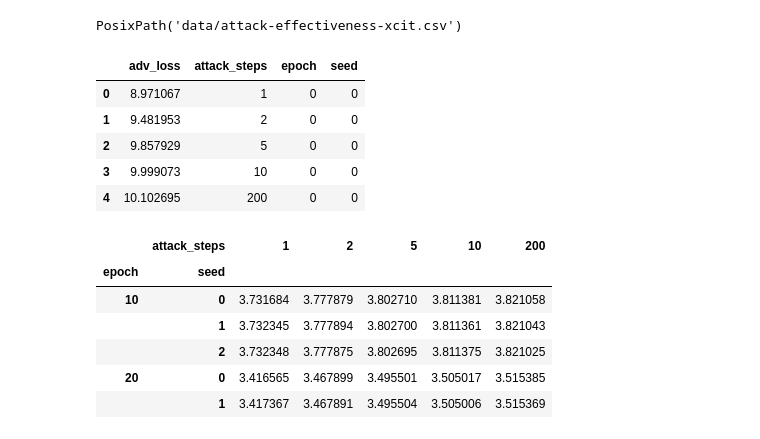
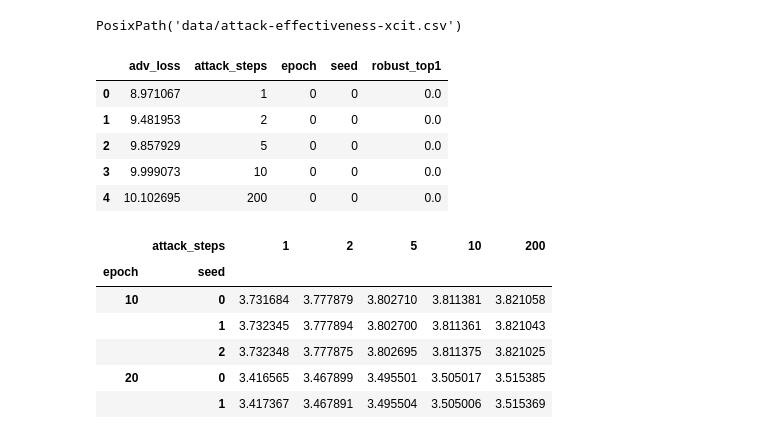
Before and after one commit to dedeswim/vits-robustness-torch, a Jupyter notebook: notebooks/attack_effectiveness.ipynb, the cells around one changed output. Cells and saved outputs as stored; diff of their text form; code cells hidden in the pictures.

```diff
--- a/notebooks/attack_effectiveness.ipynb
+++ b/notebooks/attack_effectiveness.ipynb
@@ -31,12 +32,12 @@ def relative_diff(x1, x2):
 # %%
-pd.read_csv(get_filename("xcit"))[["adv_loss", "attack_steps", "epoch", "seed"]].head()
+pd.read_csv(get_filename("xcit"))[["adv_loss", "attack_steps", "epoch", "seed", "robust_top1"]].head()
 # %% [output]
-|  | adv_loss | attack_steps | epoch | seed |
-| 0 | 8.971067 | 1 | 0 | 0 |
-| 1 | 9.481953 | 2 | 0 | 0 |
-| 2 | 9.857929 | 5 | 0 | 0 |
-| 3 | 9.999073 | 10 | 0 | 0 |
-| 4 | 10.102695 | 200 | 0 | 0 |
+|  | adv_loss | attack_steps | epoch | seed | robust_top1 |
+| 0 | 8.971067 | 1 | 0 | 0 | 0.0 |
+| 1 | 9.481953 | 2 | 0 | 0 | 0.0 |
+| 2 | 9.857929 | 5 | 0 | 0 | 0.0 |
+| 3 | 9.999073 | 10 | 0 | 0 | 0.0 |
+| 4 | 10.102695 | 200 | 0 | 0 | 0.0 |
 # %%
 def process_df(model_name):
     filename = get_filename(model_name)
```
Also changed, not shown: parts of 13 cells of this notebook, 4 other files.
